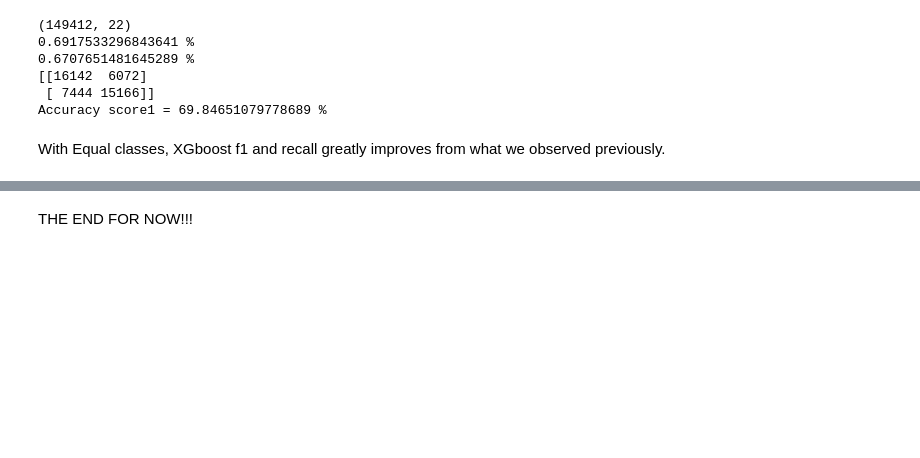
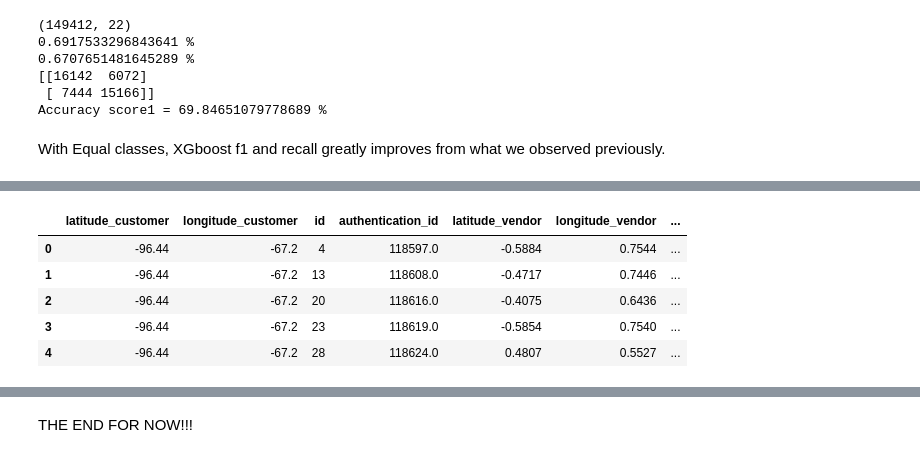
Before and after one commit to Askoye/Restaurant-Recommender-System, a Jupyter notebook: Implementing_the_solution_with_Random_Forest_and_Challenging_the_Solution_with_XGBoost.ipynb, the cells around one changed output, grey strips where cells are left out. Drawn from its saved outputs; the diff is of its cells as text; code cells hidden in the pictures; blank space fills up the shorter version.

```diff
--- a/Implementing_the_solution_with_Random_Forest_and_Challenging_the_Solution_with_XGBoost.ipynb
+++ b/Implementing_the_solution_with_Random_Forest_and_Challenging_the_Solution_with_XGBoost.ipynb
@@ -745,0 +810,4 @@ With Equal classes, XGboost f1 and recall greatly improves from what we observed
+# %%
+# loading test data
+test = pd.read_csv('/content/drive/My Drive/Akeed Datasets/cleaned_test.csv')
+test.shape
@@ -787,0 +847,9 @@ Recall increased slightly here.
+# %%
+test1.head()
+# %% [output]
+|  | latitude_customer | longitude_customer | id | authentication_id | latitude_vendor | longitude_vendor | ... |
+| 0 | -96.44 | -67.2 | 4 | 118597.0 | -0.5884 | 0.7544 | ... |
+| 1 | -96.44 | -67.2 | 13 | 118608.0 | -0.4717 | 0.7446 | ... |
+| 2 | -96.44 | -67.2 | 20 | 118616.0 | -0.4075 | 0.6436 | ... |
+| 3 | -96.44 | -67.2 | 23 | 118619.0 | -0.5854 | 0.7540 | ... |
+| 4 | -96.44 | -67.2 | 28 | 118624.0 | 0.4807 | 0.5527 | ... |
```
Also changed, not shown: parts of 73 cells of this notebook.
